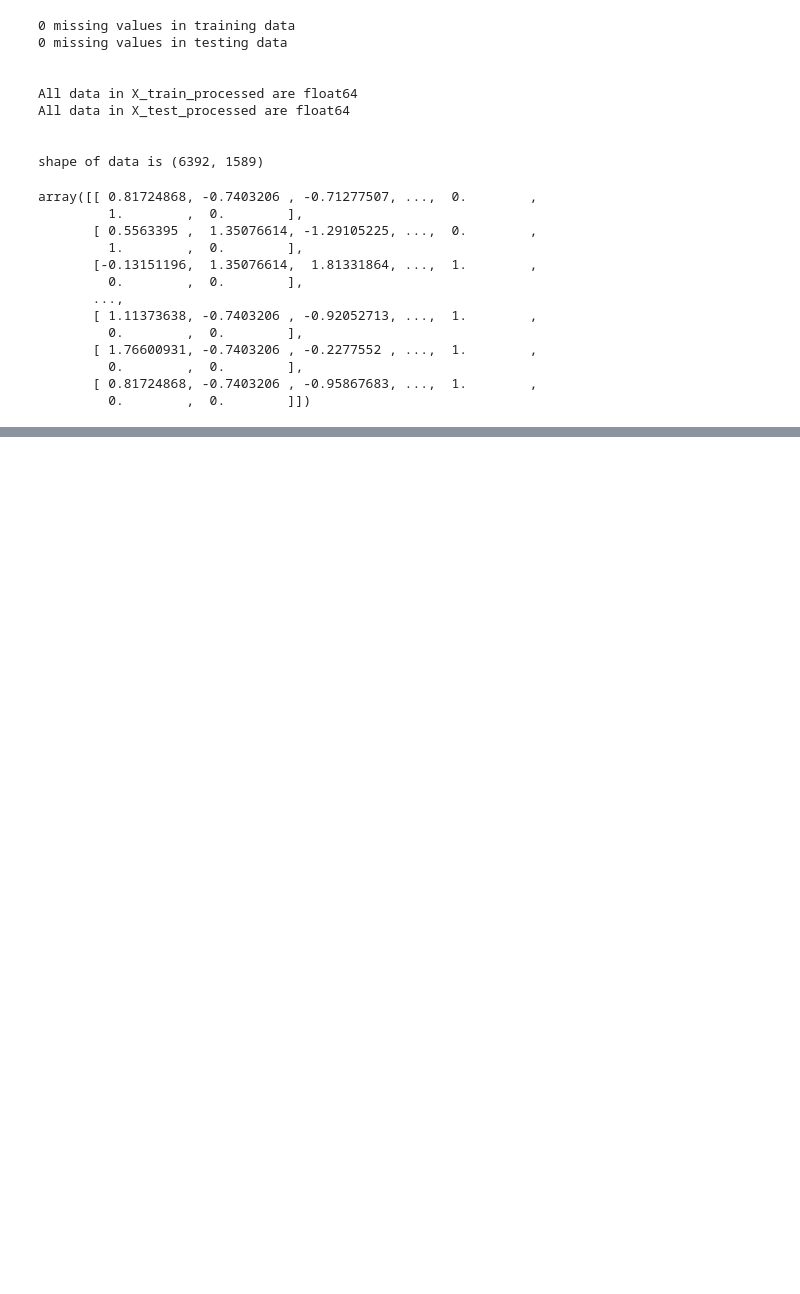
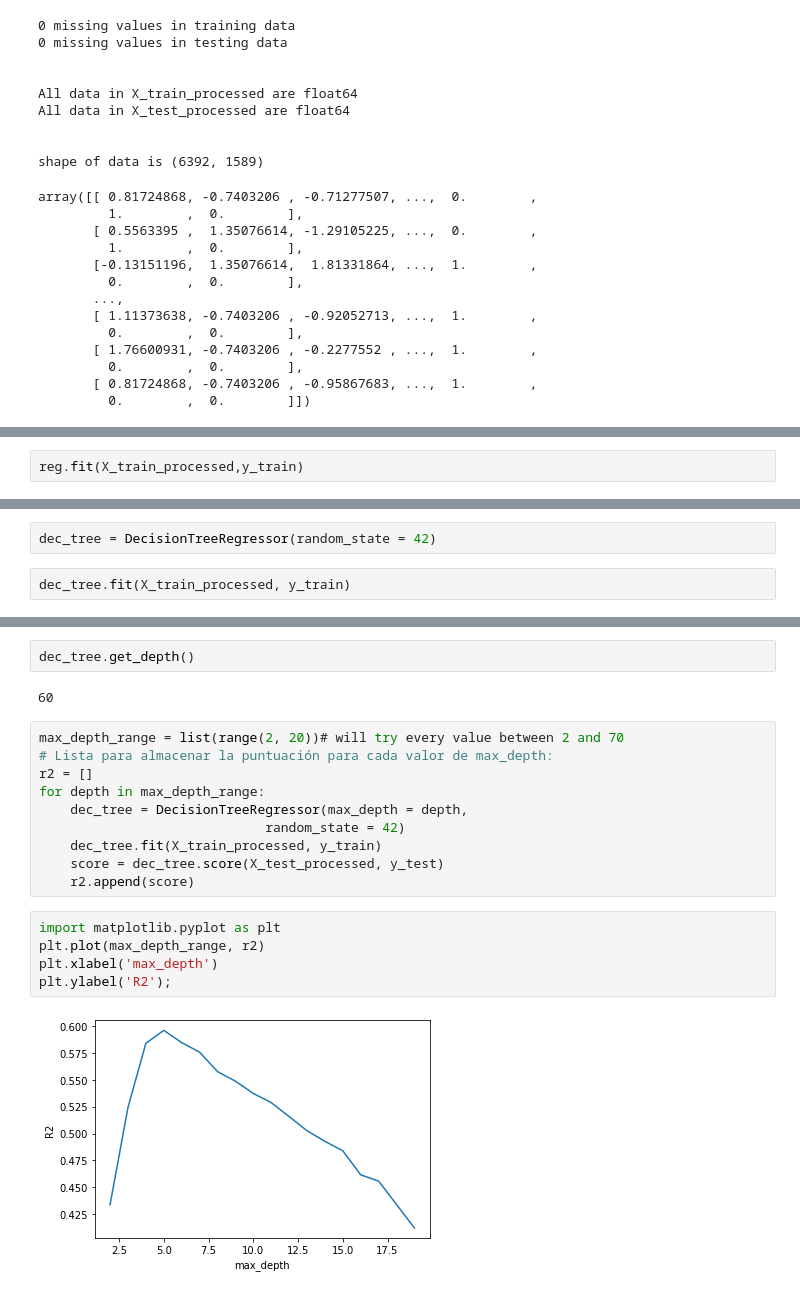
Before and after one commit to Betancur1991/Sales-Predictions, a Jupyter notebook: Sales_predictions.ipynb, the cells around one changed output, grey strips where cells are left out. Drawn from its saved outputs; the diff is of its cells as text; blank space fills up the shorter version.

```diff
--- a/Sales_predictions.ipynb
+++ b/Sales_predictions.ipynb
@@ -496,0 +504,2 @@ array([[ 0.81724868, -0.7403206 , -0.71277507, ...,  0.        ,
+# %%
+reg.fit(X_train_processed,y_train)
@@ -496,0 +532,4 @@ array([[ 0.81724868, -0.7403206 , -0.71277507, ...,  0.        ,
+# %%
+dec_tree = DecisionTreeRegressor(random_state = 42)
+# %%
+dec_tree.fit(X_train_processed, y_train)
@@ -496,0 +549,21 @@ array([[ 0.81724868, -0.7403206 , -0.71277507, ...,  0.        ,
+# %%
+dec_tree.get_depth()
+# %% [output]
+60
+# %%
+max_depth_range = list(range(2, 20))# will try every value between 2 and 70
+# Lista para almacenar la puntuación para cada valor de max_depth:
+r2 = []
+for depth in max_depth_range:
+    dec_tree = DecisionTreeRegressor(max_depth = depth,
+                             random_state = 42)
+    dec_tree.fit(X_train_processed, y_train)
+    score = dec_tree.score(X_test_processed, y_test)
+    r2.append(score)
+# %%
+import matplotlib.pyplot as plt
+plt.plot(max_depth_range, r2)
+plt.xlabel('max_depth')
+plt.ylabel('R2');
+# %% [output]
+[figure, added]
```
Also changed, not shown: parts of 13 cells of this notebook.
